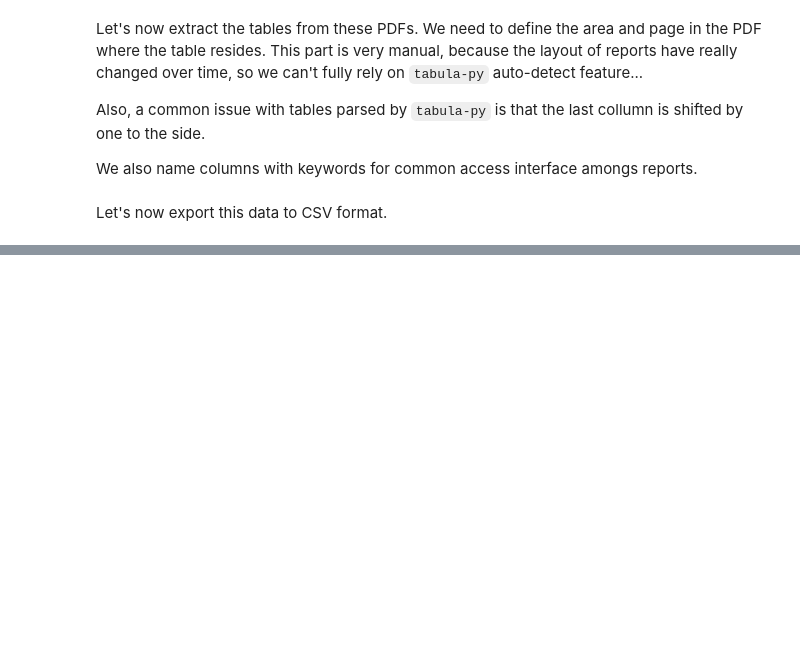
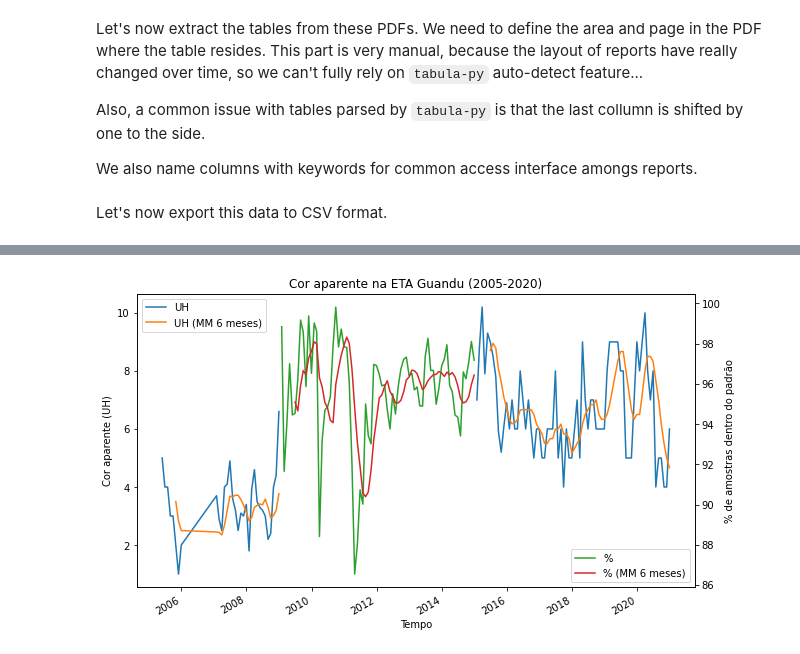
Before and after one commit to guidanoli/inf1032, a Jupyter notebook: guandu_historic_data.ipynb, the cells around one changed output, grey strips where cells are left out. Cells and saved outputs as stored; diff of their text form; code cells hidden in the pictures; blank space fills up the shorter version.

```diff
--- a/guandu_historic_data.ipynb
+++ b/guandu_historic_data.ipynb
@@ -216,0 +318,15 @@ for year, reportdata in reports.items():
+# %%
+plt.figure(figsize=[10,6])
+plt.title('Cor aparente na ETA Guandu (2005-2020)')
+ax1 = df.colour.plot(label='UH')
+df.colour.rolling(window=6).mean().plot(label='UH (MM 6 meses)')
+ax1.set_ylabel('Cor aparente (UH)')
+plt.legend(loc='best')
+plt.xlabel('Tempo')
+ax2 = df.colour_pct.plot(label='%', secondary_y=True)
+df.colour_pct.rolling(window=6).mean().plot(label='% (MM 6 meses)', secondary_y=True)
+ax2.set_ylabel('% de amostras dentro do padrão')
+plt.legend(loc='lower right')
+plt.show()
+# %% [output]
+[figure, added]
```
Also changed, not shown: parts of 11 cells of this notebook, 10 other files.
